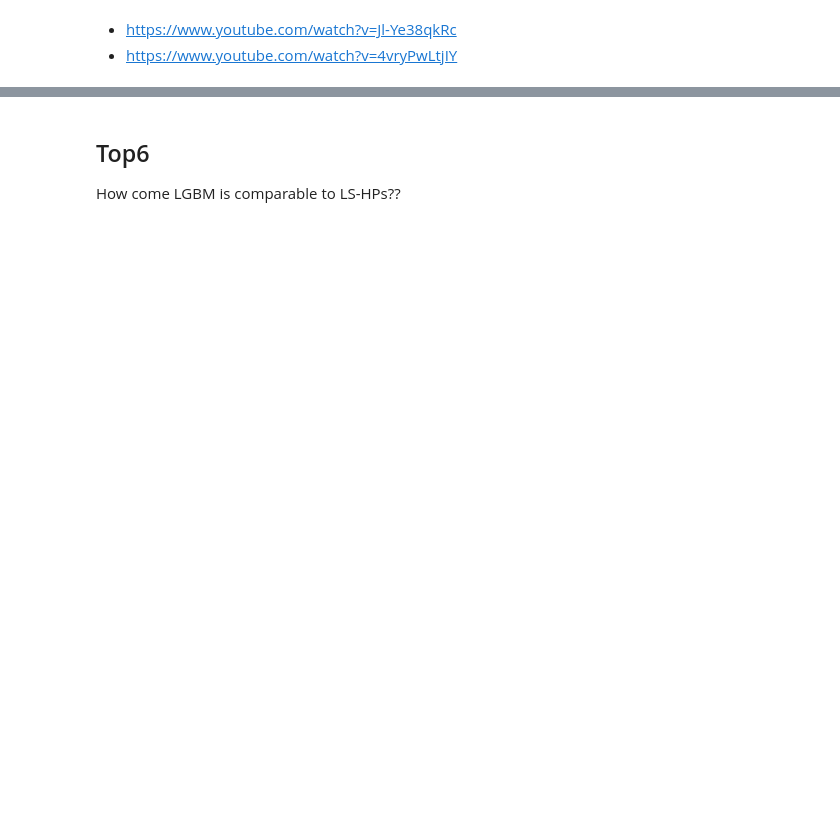
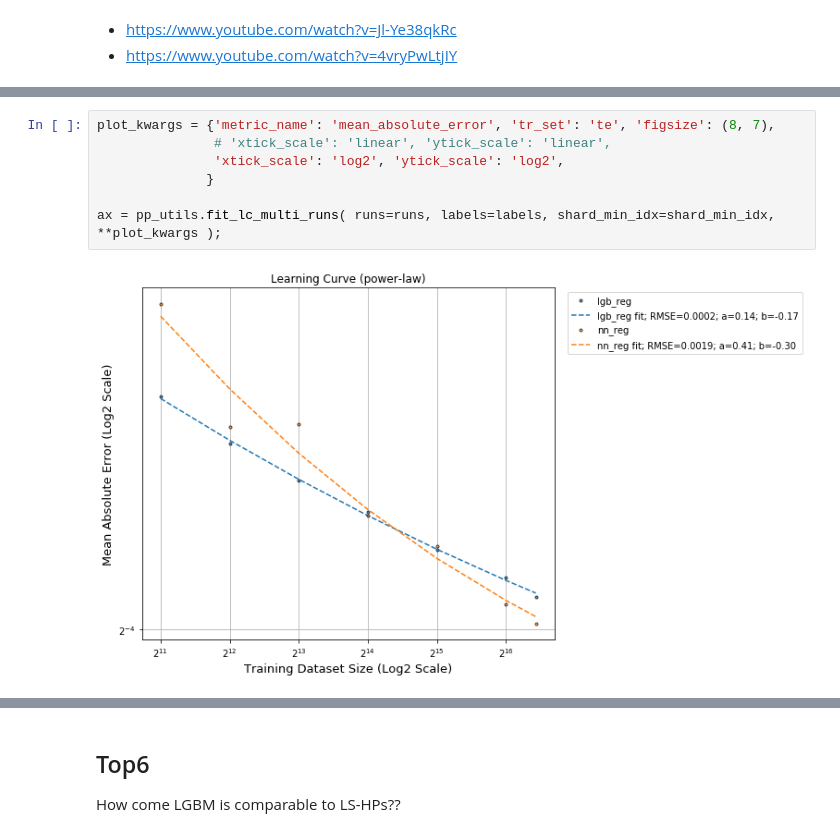
Before and after one commit to adpartin/LearningCurves, a Jupyter notebook: notebooks/03_compare_models.ipynb, the cells around one changed output, grey strips where cells are left out. Cells and saved outputs as stored; diff of their text form; blank space fills up the shorter version.

```diff
--- a/notebooks/04_compare_models.ipynb
+++ b/notebooks/03_compare_models.ipynb
@@ -67,0 +91,9 @@ labels = ['lgb_reg', 'nn_reg0']
+# %%
+plot_kwargs = {'metric_name': 'mean_absolute_error', 'tr_set': 'te', 'figsize': (8, 7),
+               # 'xtick_scale': 'linear', 'ytick_scale': 'linear',
+               'xtick_scale': 'log2', 'ytick_scale': 'log2',
+              }
+
+ax = pp_utils.fit_lc_multi_runs( runs=runs, labels=labels, shard_min_idx=shard_min_idx, **plot_kwargs );
+# %% [output]
+[figure, added]
```
Also changed, not shown: parts of 16 cells of this notebook, 11 other files.
